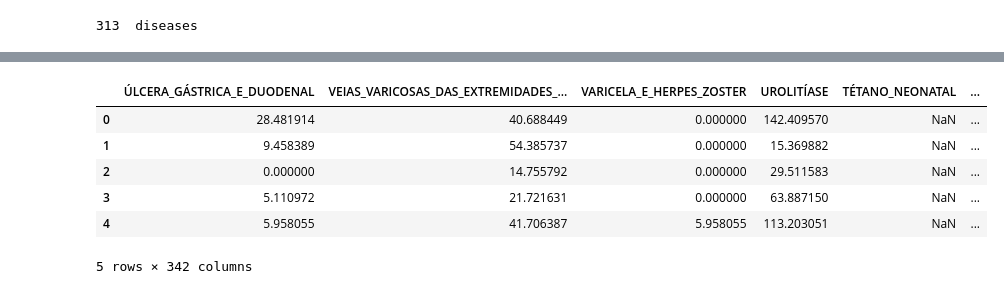
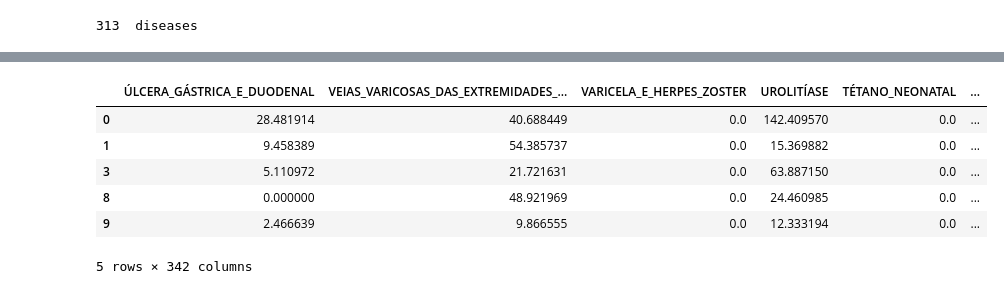
Before and after one commit to pypas/suicities-datasus, a Jupyter notebook: Models/Regression/regression_models.ipynb, the cells around one changed output, grey strips where cells are left out. Drawn from its saved outputs; the diff is of its cells as text; code cells hidden in the pictures.

```diff
--- a/Models/Regression/regression_models.ipynb
+++ b/Models/Regression/regression_models.ipynb
@@ -102,0 +148,21 @@ Get UF from MUNCOD
+# %%
+train_df = pd.DataFrame()
+percentage_valid_values = 0.8
+for i in range(0,len(years)-2):
+    col_year_suicide = "RATE_" + years[i+1]
+    col_year_prev = "RATE_" + years[i]
+    year_df = suicide[[col_year_prev, col_year_suicide, "MUNCOD"]]
+    year_df = year_df.rename(columns={col_year_suicide: "RATE"})
+    year_df = year_df.rename(columns={col_year_prev: "PREVIOUS"})
+    for disease in disease_list:
+        col_year_disease = "RATE_" + years[i]
+        disease_df = pd.read_csv(path + disease + ".csv", sep=',', index_col=0)
+        disease_df = disease_df[[col_year_disease, "MUNCOD"]]
+        disease_df = disease_df.rename(columns={col_year_disease: disease})
+
+        year_df = pd.merge(disease_df, year_df, left_on="MUNCOD", right_on="MUNCOD", how='right')
+    N = int(year_df.shape[1]*percentage_valid_values)
+    year_df = year_df.dropna(thresh=N)
+    train_df = pd.concat([train_df, year_df])
+
+train_df.head()
@@ -103,16 +177,24 @@ Get UF from MUNCOD
 # %%
-final_df['UF'] = final_df['MUNCOD'] / 10000
-final_df['UF'] = final_df['UF'].astype(int)
-final_df['UF'].replace(dict_uf_cod, inplace=True)
-dummy = pd.get_dummies(final_df['UF'])
-final_df = pd.concat([final_df, dummy], axis=1)
-final_df = final_df.drop(['MUNCOD', 'UF'], axis=1)
-final_df.head()
+# Fill NaN values with 0
+train_df = train_df.fillna(0)
+
+# Get MUNCOD from UF
+train_df['UF'] = train_df['MUNCOD'] / 10000
+train_df['UF'] = train_df['UF'].astype(int)
+train_df['UF'].replace(dict_uf_cod, inplace=True)
+dummy = pd.get_dummies(train_df['UF'])
+train_df = pd.concat([train_df, dummy], axis=1)
+train_df = train_df.drop(['MUNCOD', 'UF'], axis=1)
+
+# Removing outliers
+train_df = train_df[(np.abs(stats.zscore(train_df["RATE"])) < 3)]
+
+train_df.head()
 # %% [output]
 |  | ÚLCERA_GÁSTRICA_E_DUODENAL | VEIAS_VARICOSAS_DAS_EXTREMIDADES_... | VARICELA_E_HERPES_ZOSTER | UROLITÍASE | TÉTANO_NEONATAL | ... |
-| 0 | 28.481914 | 40.688449 | 0.000000 | 142.409570 | NaN | ... |
-| 1 | 9.458389 | 54.385737 | 0.000000 | 15.369882 | NaN | ... |
-| 2 | 0.000000 | 14.755792 | 0.000000 | 29.511583 | NaN | ... |
-| 3 | 5.110972 | 21.721631 | 0.000000 | 63.887150 | NaN | ... |
-| 4 | 5.958055 | 41.706387 | 5.958055 | 113.203051 | NaN | ... |
+| 0 | 28.481914 | 40.688449 | 0.0 | 142.409570 | 0.0 | ... |
+| 1 | 9.458389 | 54.385737 | 0.0 | 15.369882 | 0.0 | ... |
+| 3 | 5.110972 | 21.721631 | 0.0 | 63.887150 | 0.0 | ... |
+| 8 | 0.000000 | 48.921969 | 0.0 | 24.460985 | 0.0 | ... |
+| 9 | 2.466639 | 9.866555 | 0.0 | 12.333194 | 0.0 | ... |
 5 rows × 342 columns
```
Also changed, not shown: parts of 68 cells of this notebook.
